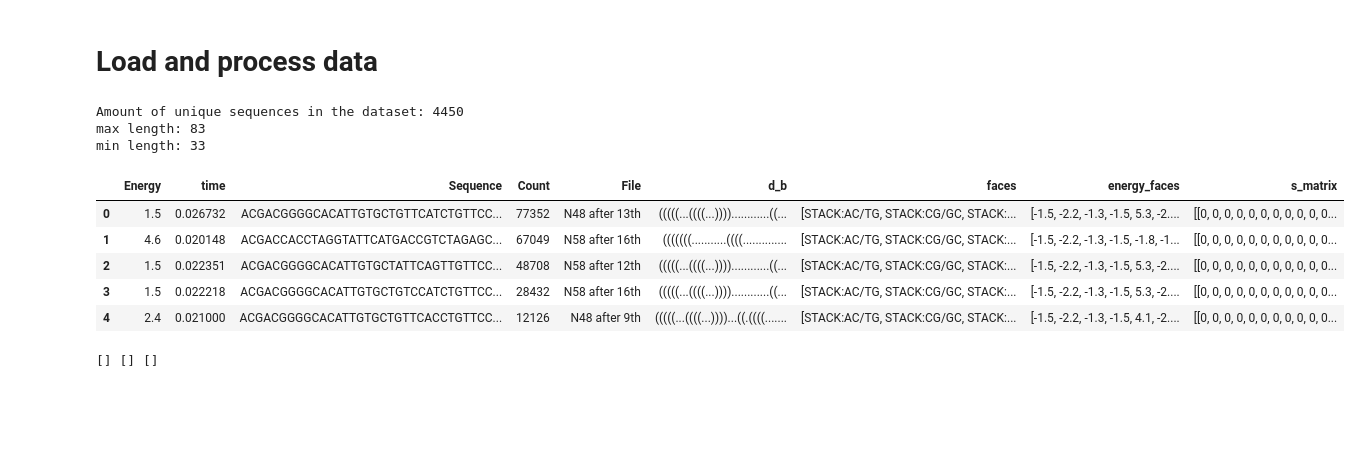
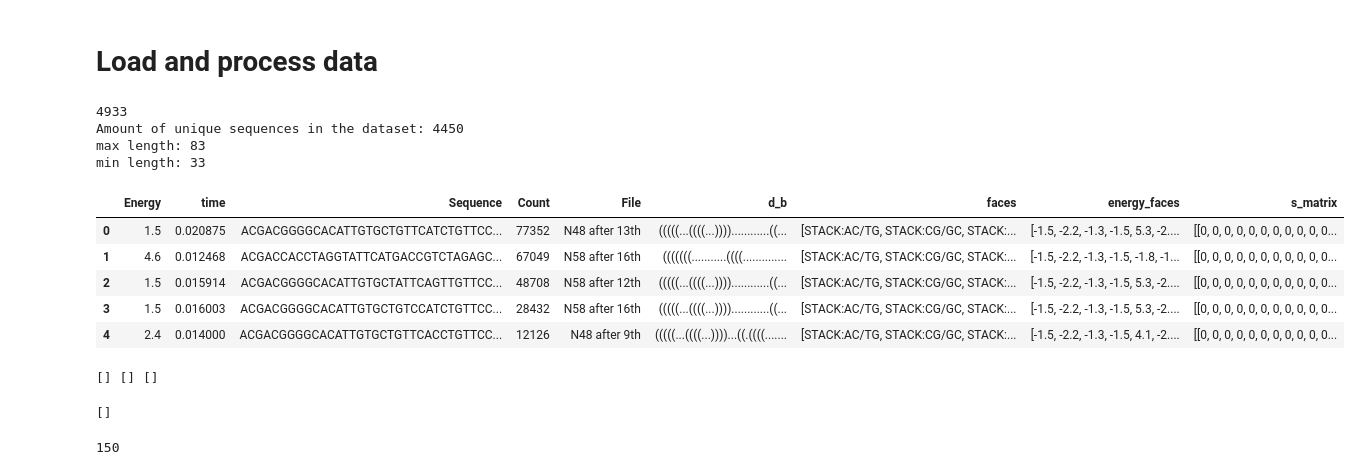
Before and after one commit to shihhsinwang0214/GMFold, a Jupyter notebook: notebooks/fold_data.ipynb, the cells around one changed output. Saved outputs shown, nothing was run; the diff lists cells and outputs as text; code cells hidden in the pictures; blank space fills up the shorter version.

```diff
--- a/notebooks/fold_data.ipynb
+++ b/notebooks/fold_data.ipynb
@@ -11,7 +11,7 @@ import time
 # %%
 # load sequences
 df = pd.read_csv(r'..\data\published_clean_files\merged_clean_data.csv')
-
+print(len(df))
 # Filter the DataFrame to keep only sequences with lengths between the 5th and 95th percentiles
 percentile_95 = np.percentile(df['Sequence'].apply(len), 95)
 percentile_5 = np.percentile(df['Sequence'].apply(len), 5)
@@ -23,38 +23,39 @@ max_length = lengths.max()
 print('max length:', lengths.max())
 print('min length:', lengths.min())
 # %% [output]
+4933
 Amount of unique sequences in the dataset: 4450
 max length: 83
 min length: 33
 # %%
 # For each of the sequences in the dataset compute the secondary structure, faces and associated energies and structural matrix
 d_y= { 'Energy': [], 'time': [], 'Sequence': [] , 'Count': [], 'File':[], 'd_b': [], 'faces': [], 'energy_faces': [], 's_matrix':[]}
 for count, seq in tqdm(enumerate(df['Sequence'])):
         start_time = time.time()
-        structs = gmfold(seq, l_fix =4)
+        structs = gmfold(seq, l_fix =5)
         d_y['time'].append(time.time()-start_time)
         sss = 0
         for s in structs:
             sss =s.e
         d_b = gm_dot_bracket( seq, structs)
         d_y['faces'].append([s.desc for s in structs])
         d_y['energy_faces'].append([s.e for s in structs])
         d_y['Energy'].append(sss)
         d_y['Sequence'].append(seq)
         d_y['Count'].append(df['Count'][count])
         d_y['File'].append(df['File'][count])
         d_y['d_b'].append(d_b)
         d_y['s_matrix'].append(gm_s_matrix(seq, structs, max_length).tolist())
 df2 = pd.DataFrame(d_y)
 df2.to_csv(r'.\test_fold_published.csv', index=False)
 df2.head()
 # %% [output]
 |  | Energy | time | Sequence | Count | File | d_b | faces | energy_faces | s_matrix |
-| 0 | 1.5 | 0.026732 | ACGACGGGGCACATTGTGCTGTTCATCTGTTCC... | 77352 | N48 after 13th | (((((...((((...))))............((... | [STACK:AC/TG, STACK:CG/GC, STACK:... | [-1.5, -2.2, -1.3, -1.5, 5.3, -2.... | [[0, 0, 0, 0, 0, 0, 0, 0, 0, 0, 0... |
-| 1 | 4.6 | 0.020148 | ACGACCACCTAGGTATTCATGACCGTCTAGAGC... | 67049 | N58 after 16th | (((((((...........((((.............. | [STACK:AC/TG, STACK:CG/GC, STACK:... | [-1.5, -2.2, -1.3, -1.5, -1.8, -1... | [[0, 0, 0, 0, 0, 0, 0, 0, 0, 0, 0... |
-| 2 | 1.5 | 0.022351 | ACGACGGGGCACATTGTGCTATTCAGTTGTTCC... | 48708 | N58 after 12th | (((((...((((...))))............((... | [STACK:AC/TG, STACK:CG/GC, STACK:... | [-1.5, -2.2, -1.3, -1.5, 5.3, -2.... | [[0, 0, 0, 0, 0, 0, 0, 0, 0, 0, 0... |
-| 3 | 1.5 | 0.022218 | ACGACGGGGCACATTGTGCTGTCCATCTGTTCC... | 28432 | N58 after 16th | (((((...((((...))))............((... | [STACK:AC/TG, STACK:CG/GC, STACK:... | [-1.5, -2.2, -1.3, -1.5, 5.3, -2.... | [[0, 0, 0, 0, 0, 0, 0, 0, 0, 0, 0... |
-| 4 | 2.4 | 0.021000 | ACGACGGGGCACATTGTGCTGTTCACCTGTTCC... | 12126 | N48 after 9th | (((((...((((...))))...((.((((....... | [STACK:AC/TG, STACK:CG/GC, STACK:... | [-1.5, -2.2, -1.3, -1.5, 4.1, -2.... | [[0, 0, 0, 0, 0, 0, 0, 0, 0, 0, 0... |
+| 0 | 1.5 | 0.020875 | ACGACGGGGCACATTGTGCTGTTCATCTGTTCC... | 77352 | N48 after 13th | (((((...((((...))))............((... | [STACK:AC/TG, STACK:CG/GC, STACK:... | [-1.5, -2.2, -1.3, -1.5, 5.3, -2.... | [[0, 0, 0, 0, 0, 0, 0, 0, 0, 0, 0... |
+| 1 | 4.6 | 0.012468 | ACGACCACCTAGGTATTCATGACCGTCTAGAGC... | 67049 | N58 after 16th | (((((((...........((((.............. | [STACK:AC/TG, STACK:CG/GC, STACK:... | [-1.5, -2.2, -1.3, -1.5, -1.8, -1... | [[0, 0, 0, 0, 0, 0, 0, 0, 0, 0, 0... |
+| 2 | 1.5 | 0.015914 | ACGACGGGGCACATTGTGCTATTCAGTTGTTCC... | 48708 | N58 after 12th | (((((...((((...))))............((... | [STACK:AC/TG, STACK:CG/GC, STACK:... | [-1.5, -2.2, -1.3, -1.5, 5.3, -2.... | [[0, 0, 0, 0, 0, 0, 0, 0, 0, 0, 0... |
+| 3 | 1.5 | 0.016003 | ACGACGGGGCACATTGTGCTGTCCATCTGTTCC... | 28432 | N58 after 16th | (((((...((((...))))............((... | [STACK:AC/TG, STACK:CG/GC, STACK:... | [-1.5, -2.2, -1.3, -1.5, 5.3, -2.... | [[0, 0, 0, 0, 0, 0, 0, 0, 0, 0, 0... |
+| 4 | 2.4 | 0.014000 | ACGACGGGGCACATTGTGCTGTTCACCTGTTCC... | 12126 | N48 after 9th | (((((...((((...))))...((.((((....... | [STACK:AC/TG, STACK:CG/GC, STACK:... | [-1.5, -2.2, -1.3, -1.5, 4.1, -2.... | [[0, 0, 0, 0, 0, 0, 0, 0, 0, 0, 0... |
 # %%
 #check that the sequences, associated secondary structures and per face energies in the generated file are the same as those used for the experiments
 # in the file fold_published.csv. This check is check is done because order of the sequences within the files may be different.
@@ -73,3 +74,17 @@ for i in range(len(df1)-1):
 print(error, error1,  error2 )
 # %% [output]
 [] [] []
+# %%
+def check_string_format(s):
+    return s.startswith('(' * 5) and s.endswith(')' * 5)
+error_s = []
+for count, string in enumerate(df2['d_b']):
+    if check_string_format(string) is False:
+        error_s.append(count)
+print(error_s)
+# %% [output]
+[]
+# %%
+print(len(error_s))
+# %% [output]
+150
```
Also changed, not shown: 5 other files.
